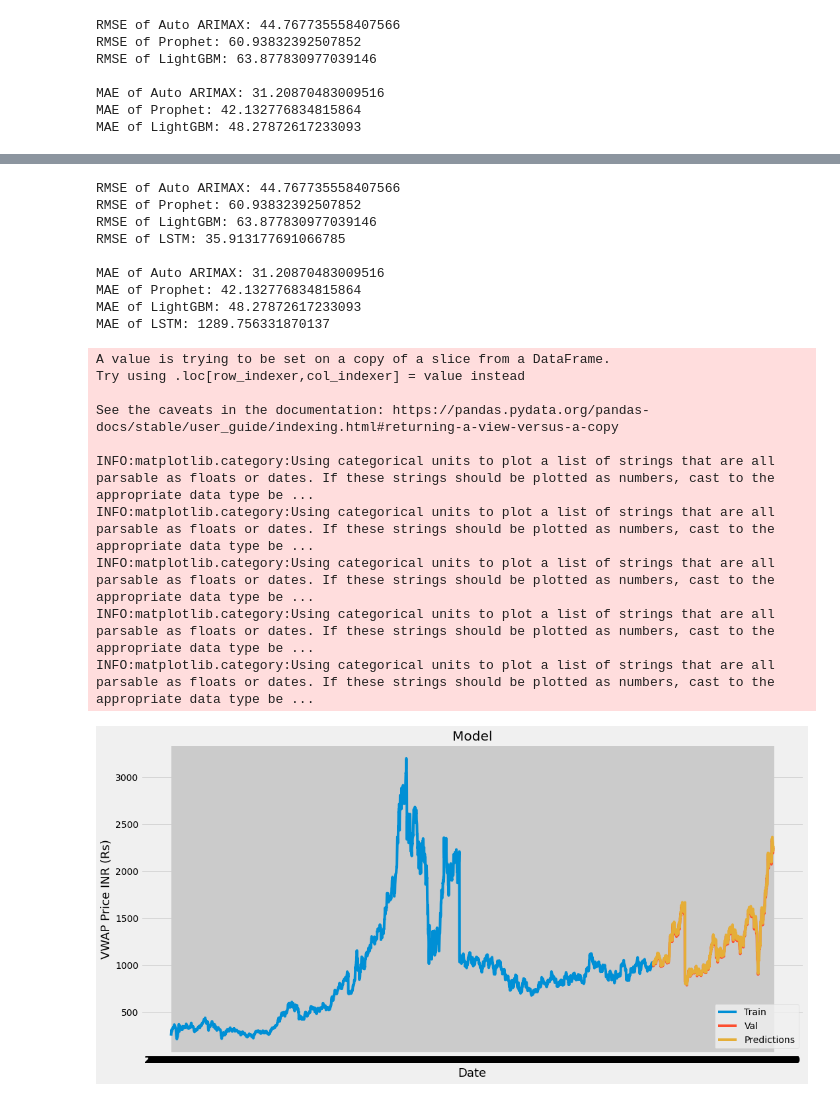
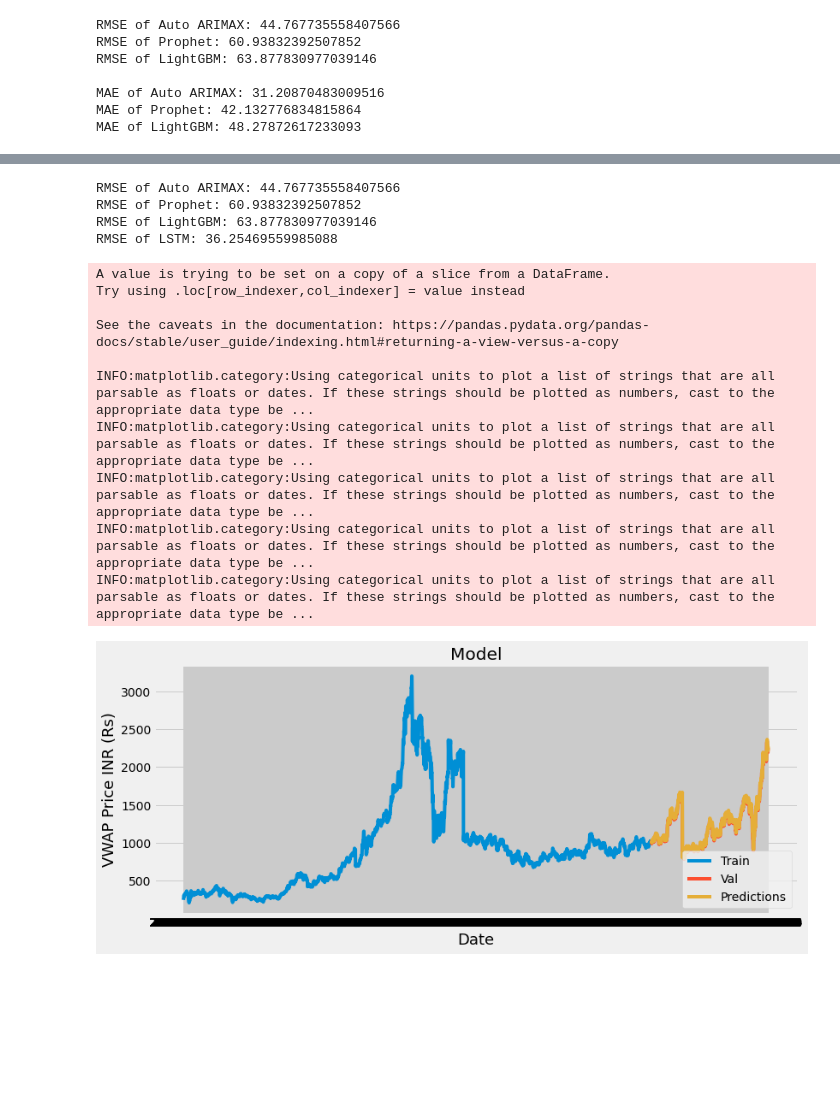
Before and after one commit to Shreya549/Stonks, a Jupyter notebook: Comparison.ipynb, the cells around one changed output, grey strips where cells are left out. Cells and saved outputs as stored; diff of their text form; code cells hidden in the pictures; blank space fills up the shorter version.

```diff
--- a/Comparison.ipynb
+++ b/Comparison.ipynb
@@ -347,44 +359,34 @@ print("RMSE of Auto ARIMAX:", np.sqrt(mean_squared_error(df_valid.VWAP, df_valid
 print("RMSE of Prophet:", np.sqrt(mean_squared_error(df_valid.VWAP, df_valid.Forecast_Prophet)))
 print("RMSE of LightGBM:", np.sqrt(mean_squared_error(df_valid.VWAP, df_valid.Forecast_LightGBM)))
 print("RMSE of LSTM:", rmse)
-
-print("\nMAE of Auto ARIMAX:", mean_absolute_error(df_valid.VWAP, df_valid.Forecast_ARIMAX))
-print("MAE of Prophet:", mean_absolute_error(df_valid.VWAP, df_valid.Forecast_Prophet))
-print("MAE of LightGBM:", mean_absolute_error(df_valid.VWAP, df_valid.Forecast_LightGBM))
-print("MAE of LSTM:", np.mean((predictions- y_test)**2))
 # %% [output]
 RMSE of Auto ARIMAX: 44.767735558407566
 RMSE of Prophet: 60.93832392507852
 RMSE of LightGBM: 63.877830977039146
-RMSE of LSTM: 35.913177691066785
-
-MAE of Auto ARIMAX: 31.20870483009516
-MAE of Prophet: 42.132776834815864
-MAE of LightGBM: 48.27872617233093
-MAE of LSTM: 1289.756331870137
+RMSE of LSTM: 36.25469559985088
 # %%
 #Plot/Create the data for the graph
 train = data[:training_data_len]
 valid = data[training_data_len:]
 valid['Predictions'] = predictions
 #Visualize the data
-plt.figure(figsize=(16,8))
+plt.figure(figsize=(12,5))
 plt.title('Model')
 plt.xlabel('Date', fontsize=18)
 plt.ylabel('VWAP Price INR (Rs)', fontsize=18)
 plt.plot(train['VWAP'])
 plt.plot(valid[['VWAP', 'Predictions']])
 plt.legend(['Train', 'Val', 'Predictions'], loc='lower right')
 plt.show()
 # %% [output]
 A value is trying to be set on a copy of a slice from a DataFrame.
 Try using .loc[row_indexer,col_indexer] = value instead
 
 See the caveats in the documentation: https://pandas.pydata.org/pandas-docs/stable/user_guide/indexing.html#returning-a-view-versus-a-copy
 
 INFO:matplotlib.category:Using categorical units to plot a list of strings that are all parsable as floats or dates. If these strings should be plotted as numbers, cast to the appropriate data type be ...
 INFO:matplotlib.category:Using categorical units to plot a list of strings that are all parsable as floats or dates. If these strings should be plotted as numbers, cast to the appropriate data type be ...
 INFO:matplotlib.category:Using categorical units to plot a list of strings that are all parsable as floats or dates. If these strings should be plotted as numbers, cast to the appropriate data type be ...
 INFO:matplotlib.category:Using categorical units to plot a list of strings that are all parsable as floats or dates. If these strings should be plotted as numbers, cast to the appropriate data type be ...
 INFO:matplotlib.category:Using categorical units to plot a list of strings that are all parsable as floats or dates. If these strings should be plotted as numbers, cast to the appropriate data type be ...
-[figure, old version]
+[figure, new version]
```
Also changed, not shown: parts of 8 cells of this notebook.
